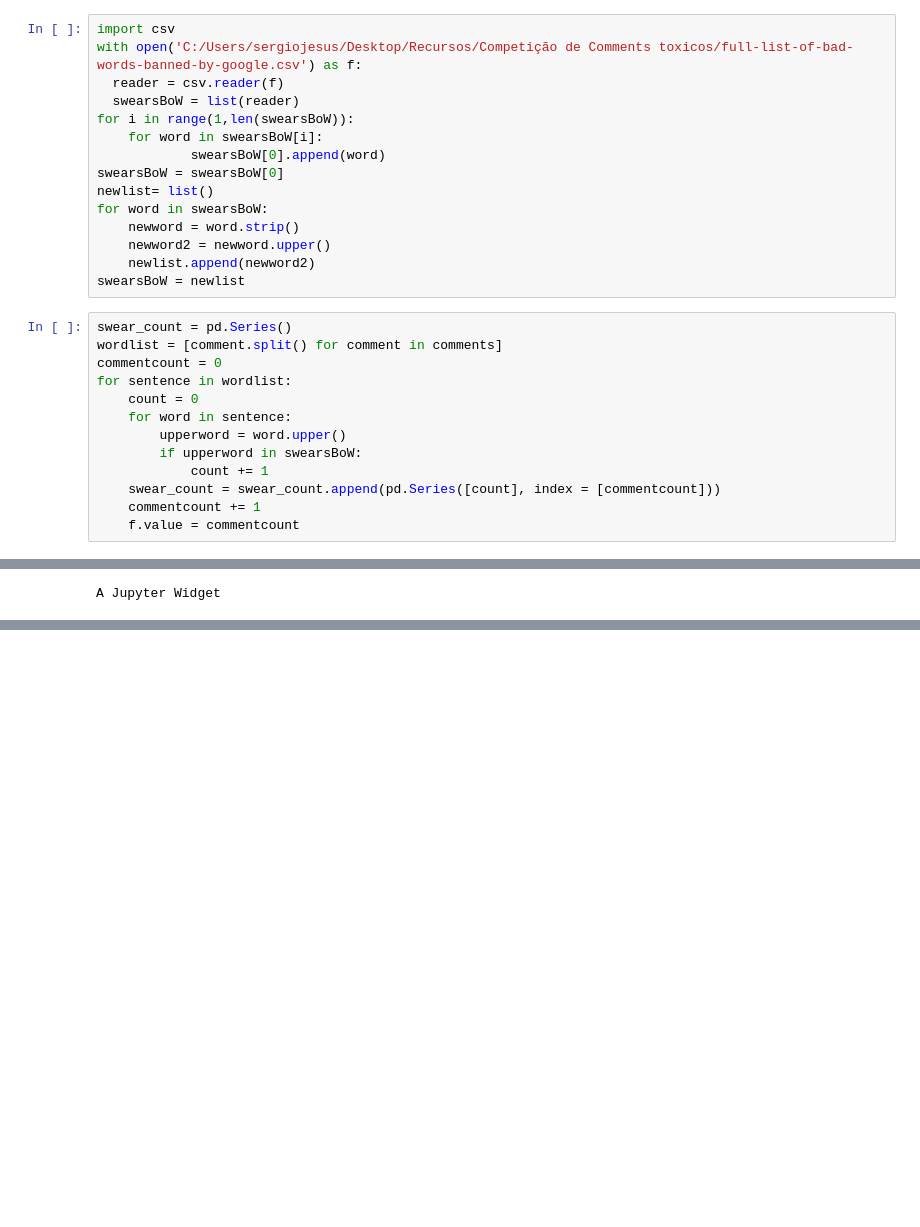
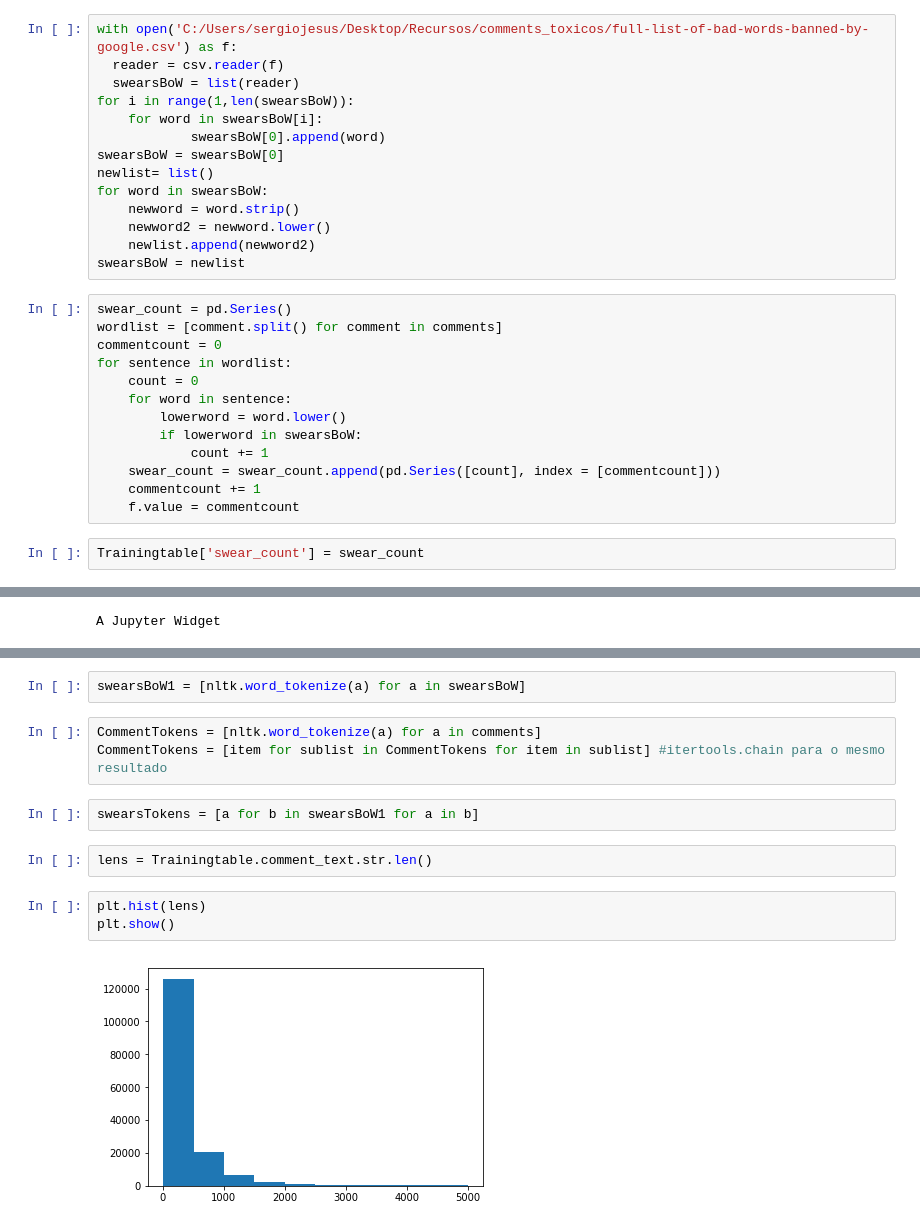
Before and after one commit to sgpjesus/NLP-Problem-Set-1, a Jupyter notebook: Toxic Comments.ipynb, the cells around one changed output, grey strips where cells are left out. Drawn from its saved outputs; the diff is of its cells as text; blank space fills up the shorter version.

```diff
--- a/Toxic Comments.ipynb
+++ b/Toxic Comments.ipynb
@@ -235,8 +137,7 @@ Trainingtable[['sum','uppercase_count']].groupby('sum').mean()
 | 5 | 124.948052 |
 | 6 | 149.064516 |
 # %%
-import csv
-with open('C:/Users/sergiojesus/Desktop/Recursos/Competição de Comments toxicos/full-list-of-bad-words-banned-by-google.csv') as f:
+with open('C:/Users/sergiojesus/Desktop/Recursos/comments_toxicos/full-list-of-bad-words-banned-by-google.csv') as f:
   reader = csv.reader(f)
   swearsBoW = list(reader)
 for i in range(1,len(swearsBoW)):
@@ -246,7 +147,7 @@ swearsBoW = swearsBoW[0]
 newlist= list()
 for word in swearsBoW:
     newword = word.strip()
-    newword2 = newword.upper()
+    newword2 = newword.lower()
     newlist.append(newword2)
 swearsBoW = newlist
 # %%
@@ -256,12 +157,14 @@ commentcount = 0
 for sentence in wordlist:
     count = 0
     for word in sentence:
-        upperword = word.upper()
-        if upperword in swearsBoW:
+        lowerword = word.lower()
+        if lowerword in swearsBoW:
             count += 1
     swear_count = swear_count.append(pd.Series([count], index = [commentcount]))
     commentcount += 1
     f.value = commentcount
+# %%
+Trainingtable['swear_count'] = swear_count
 # %%
 Trainingtable[['sum','swear_count']].groupby('sum').mean()
 # %% [output]
@@ -414,0 +220,14 @@ BagofWords #ainda tem pontuação, palavras com 1 char, etc.
+# %%
+swearsBoW1 = [nltk.word_tokenize(a) for a in swearsBoW]
+# %%
+CommentTokens = [nltk.word_tokenize(a) for a in comments]
+CommentTokens = [item for sublist in CommentTokens for item in sublist] #itertools.chain para o mesmo resultado
+# %%
+swearsTokens = [a for b in swearsBoW1 for a in b]
+# %%
+lens = Trainingtable.comment_text.str.len()
+# %%
+plt.hist(lens)
+plt.show()
+# %% [output]
+[figure, added]
```
Also changed, not shown: parts of 37 cells of this notebook.
